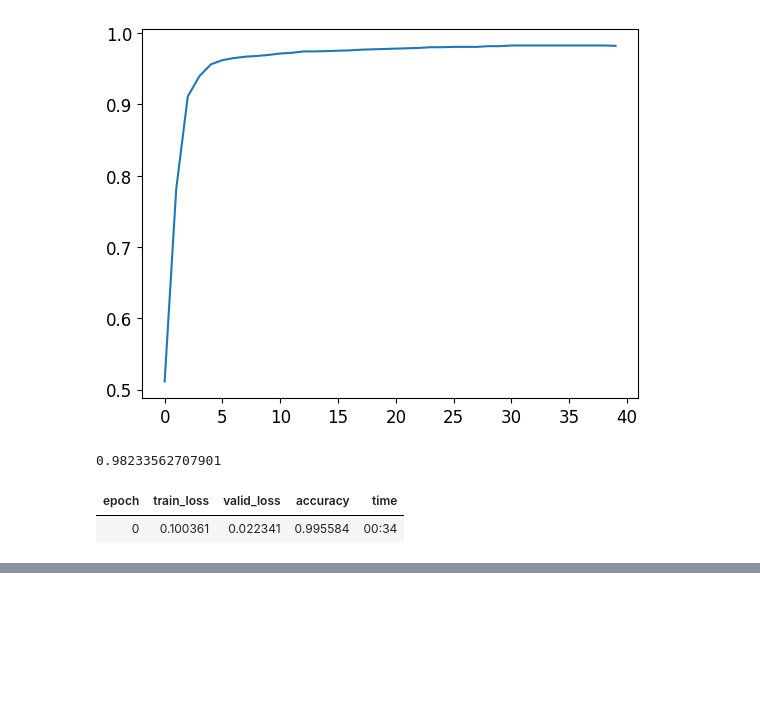
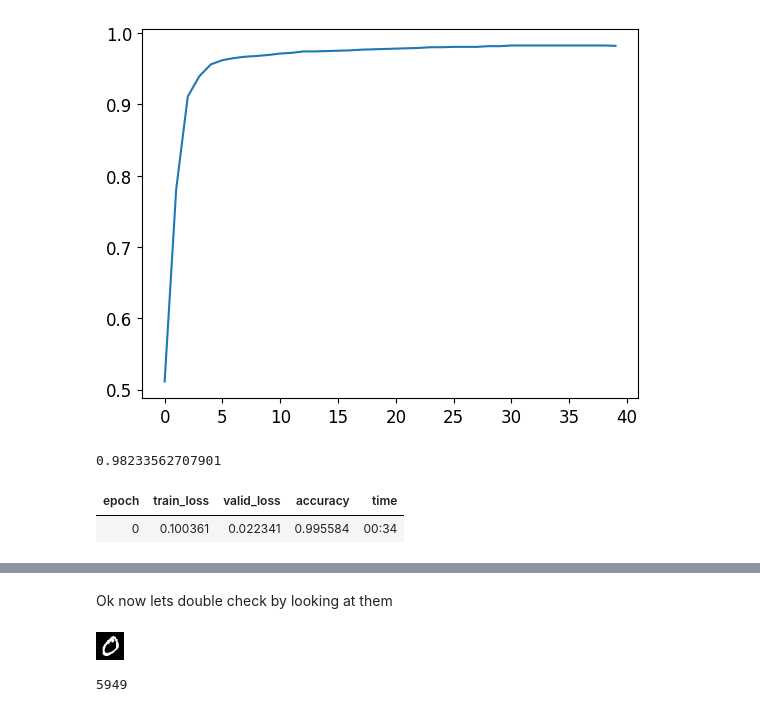
Before and after one commit to bentburton/fastbook, a Jupyter notebook: notes/03_gradient_descent.ipynb, the cells around one changed output, grey strips where cells are left out. Cells and saved outputs as stored; diff of their text form; code cells hidden in the pictures; blank space fills up the shorter version.

```diff
--- a/notes/03_gradient_descent.ipynb
+++ b/notes/03_gradient_descent.ipynb
@@ -812,0 +827,2 @@ learn.fit_one_cycle(1, 0.1)
+# %%
+path = vis.untar_data(vis.URLs.MNIST)
@@ -812,0 +851,19 @@ learn.fit_one_cycle(1, 0.1)
+# %%
+zeros = (path/'training'/'0').ls().sorted()
+ones = (path/'training'/'1').ls().sorted()
+twos = (path/'training'/'2').ls().sorted()
+threes = (path/'training'/'3').ls().sorted()
+fours = (path/'training'/'4').ls().sorted()
+fives = (path/'training'/'5').ls().sorted()
+sixes = (path/'training'/'6').ls().sorted()
+sevens = (path/'training'/'7').ls().sorted()
+eights = (path/'training'/'8').ls().sorted()
+nines = (path/'training'/'9').ls().sorted()
+# %% [markdown]
+Ok now lets double check by looking at them
+# %%
+img0_path = zeros[0]
+img0 = Image.open(img0_path)
+img0
+# %% [output]
+[figure, added]
@@ -812,0 +881,6 @@ learn.fit_one_cycle(1, 0.1)
+# %%
+# zero_tensors is a list of tensors
+type(zero_tensors)
+len(nine_tensors)
+# %% [output]
+5949
```
Also changed, not shown: parts of 28 cells of this notebook.
